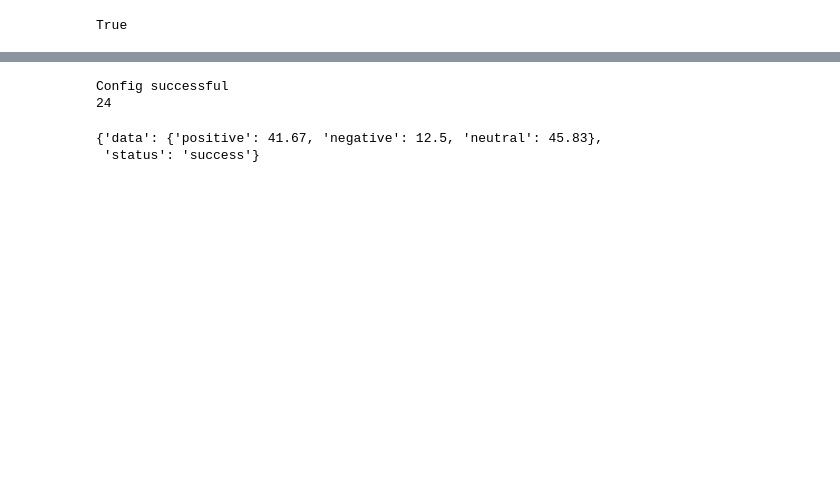
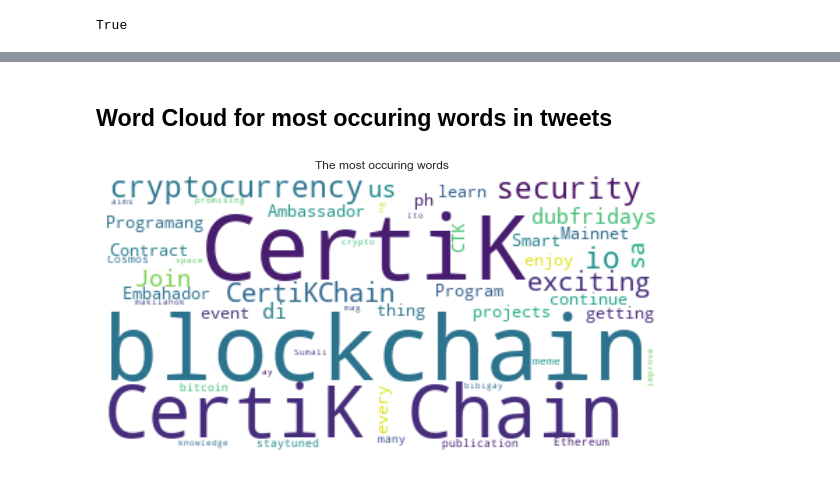
Before and after one commit to elseagle/blockchain_data_engineering, a Jupyter notebook: sentiment_analysis/logic.ipynb, the cells around one changed output, grey strips where cells are left out. Drawn from its saved outputs; the diff is of its cells as text; code cells hidden in the pictures; blank space fills up the shorter version.

Commit message:
chore: graphs for sentiment analysis and frequency distribution

```diff
--- a/sentiment_analysis/logic.ipynb
+++ b/sentiment_analysis/logic.ipynb
@@ -18,3 +76,25 @@ True
+# %%
+
+
+def remove_emoji(text):
+    regrex_pattern = re.compile(pattern = "["
+        u"\U0001F600-\U0001F64F"  # emoticons
+        u"\U0001F300-\U0001F5FF"  # symbols & pictographs
+        u"\U0001F680-\U0001F6FF"  # transport & map symbols
+        u"\U0001F1E0-\U0001F1FF"  # flags (iOS)
+                           "]+", flags = re.UNICODE)
+    return regrex_pattern.sub(r'',text)
+# %%
+def clean_texts(text):
+    # remove urls
+    text = re.sub(r"http\S+", "", text)
+    text = re.sub("(@[A-Za-z0-9]+)|([^0-9A-Za-z \t])|(\w+:\/\/\S+)|(RT)", " ", text)
+
+    text = remove_emoji(text)
+
+    tokens =  word_tokenize(text)
+    token_list = [token for token in tokens if token not in stopwords.words("english")]
+    return token_list
 # %%
 def get_config():
     try:
@@ -93,11 +172,3 @@ def main(user_handle, filter_word=""):
         }
     res = get_sentiment(filtered_tweets)
     return res
-# %%
-USER_HANDLE = os.getenv("USER_HANDLE")
-main(user_handle=USER_HANDLE, filter_word="crypto")
-# %% [output]
-Config successful
-24
-{'data': {'positive': 41.67, 'negative': 12.5, 'neutral': 45.83},
- 'status': 'success'}
@@ -103,0 +198,12 @@ Config successful
+# %%
+def generate_word_cloud():
+    api = get_config()
+    tweets = fetch_user_tweets(api, 'certikorg')
+    tweets = " ".join(tweets)
+    cleaned_tweets = " ".join(clean_texts(tweets))
+    wordcloud = WordCloud(max_font_size=75, max_words=50, background_color="white").generate(cleaned_tweets)
+    plt.figure(figsize=(10,10))
+    plt.title("The most occuring words")
+    plt.imshow(wordcloud, interpolation="bilinear")
+    plt.axis("off")
+    plt.show()
@@ -103,0 +231,6 @@ Config successful
+# %% [markdown]
+## Word Cloud for most occuring words in tweets
+# %%
+generate_word_cloud()
+# %% [output]
+[figure, added]
```
Also changed, not shown: parts of 14 cells of this notebook.
